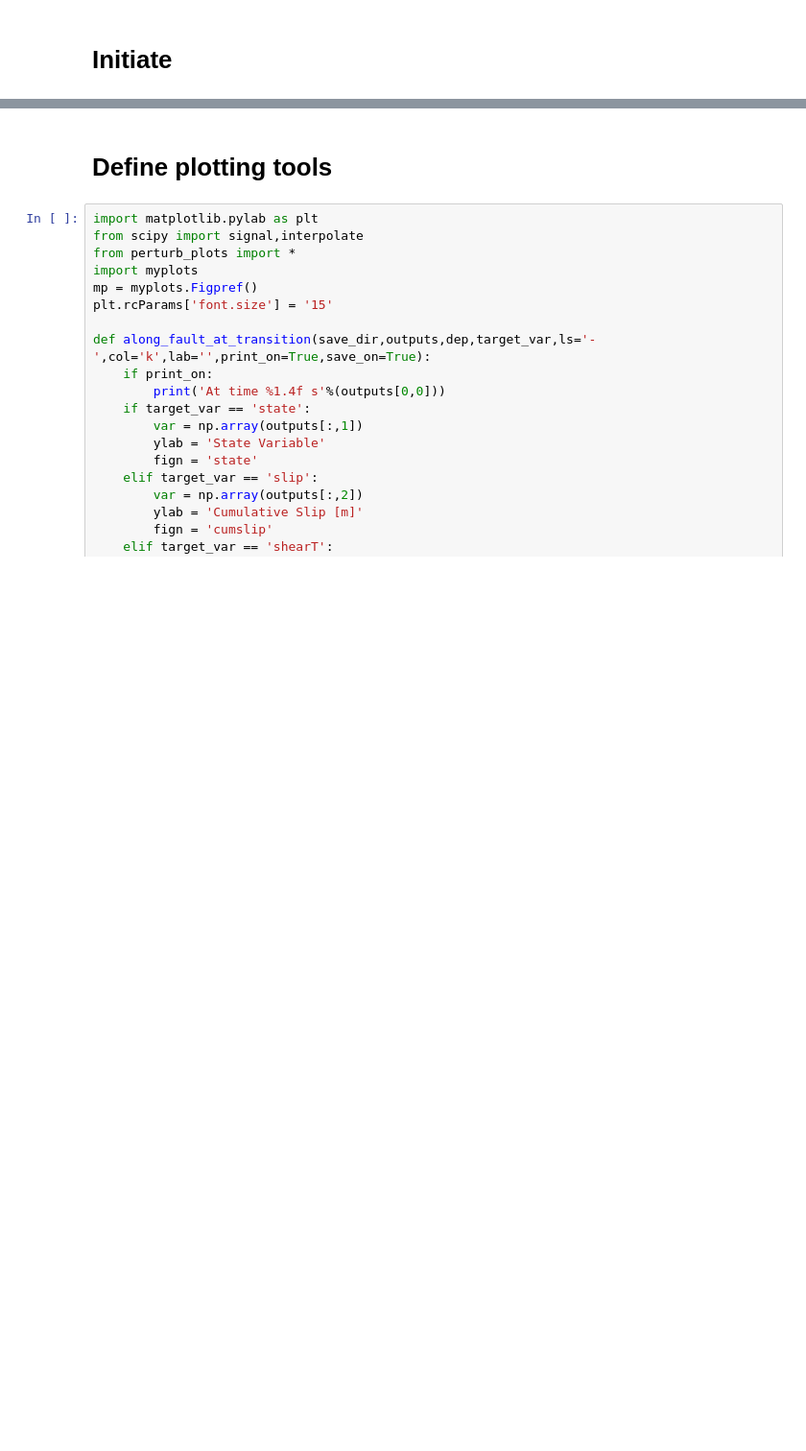
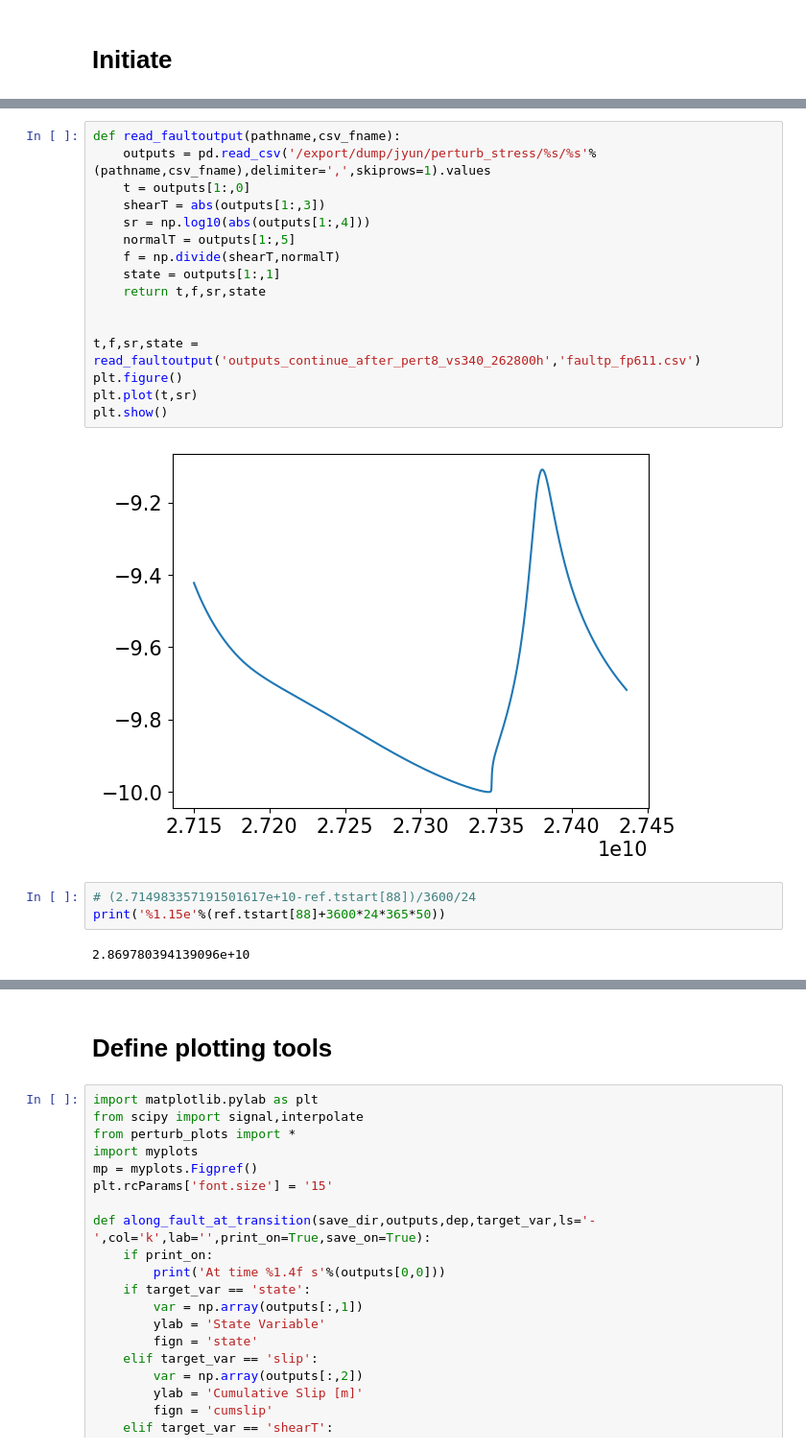
Before and after one commit to JeenaYun/jeena-tandem, a Jupyter notebook: scripts/compare_outputs.ipynb, the cells around one changed output, grey strips where cells are left out. Shown: that part at 96% size. Cells and saved outputs as stored; diff of their text form; blank space fills up the shorter version.

```diff
--- a/scripts/compare_outputs.ipynb
+++ b/scripts/compare_outputs.ipynb
@@ -33,3 +145,26 @@ plt.show()
+# %%
+def read_faultoutput(pathname,csv_fname):
+    outputs = pd.read_csv('/export/dump/jyun/perturb_stress/%s/%s'%(pathname,csv_fname),delimiter=',',skiprows=1).values
+    t = outputs[1:,0]
+    shearT = abs(outputs[1:,3])
+    sr = np.log10(abs(outputs[1:,4]))
+    normalT = outputs[1:,5]
+    f = np.divide(shearT,normalT)
+    state = outputs[1:,1]
+    return t,f,sr,state
+
+
+t,f,sr,state = read_faultoutput('outputs_continue_after_pert8_vs340_262800h','faultp_fp611.csv')
+plt.figure()
+plt.plot(t,sr)
+plt.show()
+# %% [output]
+[figure, added]
+# %%
+# (2.714983357191501617e+10-ref.tstart[88])/3600/24
+print('%1.15e'%(ref.tstart[88]+3600*24*365*50))
+# %% [output]
+2.869780394139096e+10
 # %%
 import numpy as np
 from perturb_tools import PERTURB
```
Also changed, not shown: parts of 54 cells of this notebook, 31 other files.
